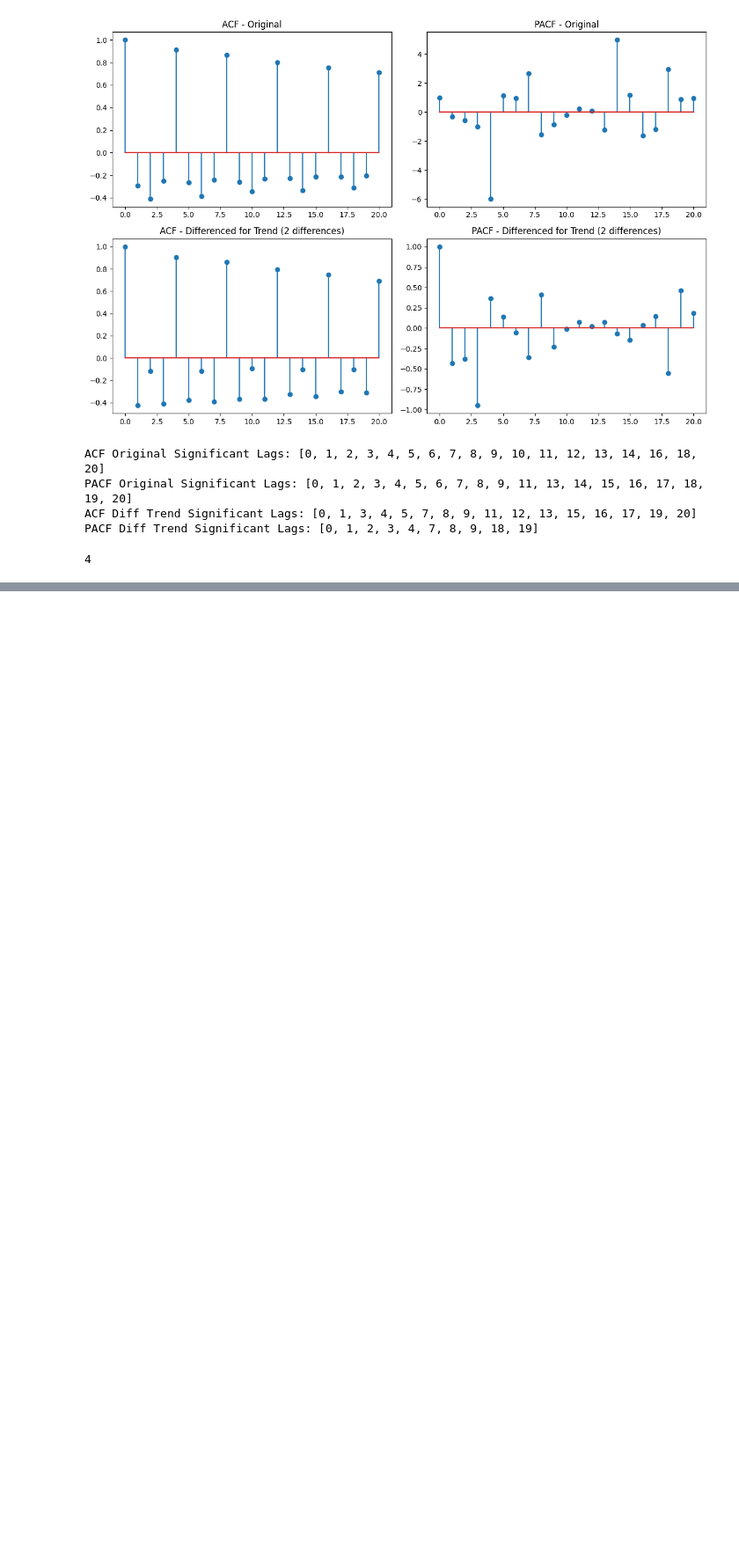
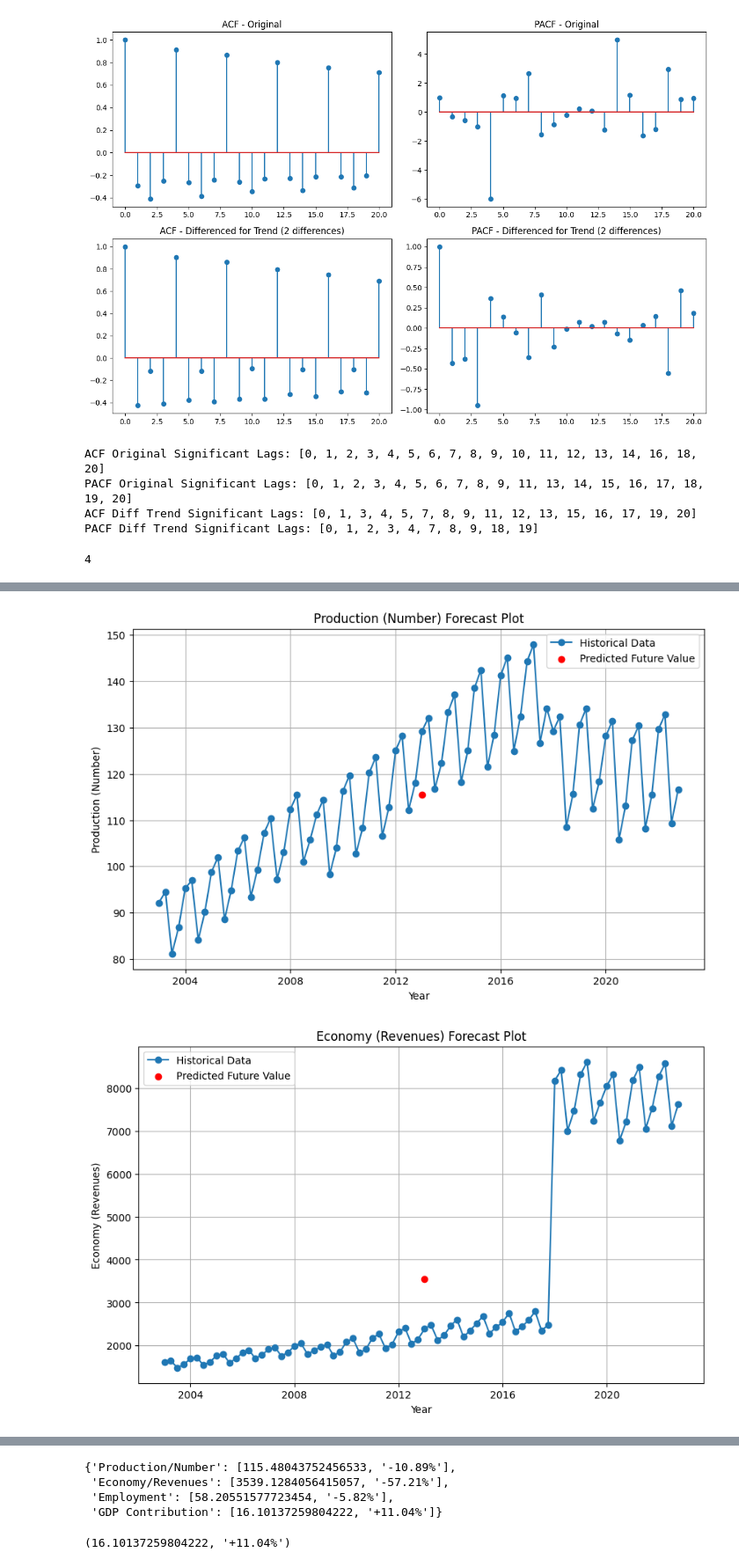
Before and after one commit to Aditya170802/EconVisor---Industry-Forecasting-Tool, a Jupyter notebook: testing.ipynb, the cells around one changed output, grey strips where cells are left out. Shown at 88% size. Drawn from its saved outputs; the diff is of its cells as text; code cells hidden in the pictures; blank space fills up the shorter version.

Commit message:
LRegn code comp, files for manuf, and plot imgs

```diff
--- a/testing.ipynb
+++ b/testing.ipynb
@@ -396,0 +484,8 @@ else:
+# %%
+input_str = "2003-Q1"
+output_str = convert_quarter_to_date(input_str)
+future_date = pd.to_datetime(output_str)
+future_date_numeric = np.array([future_date.timestamp()]).astype(int).reshape(-1, 1)
+predicted_value = model.predict(future_date_numeric)[0]
+
+print(f'Predicted value for {future_date}: {predicted_value}')
@@ -396,0 +494,24 @@ else:
+# %%
+from datetime import datetime
+import re
+def convert_quarter_to_date(quarter_str):
+    # Extract year and quarter from the input string
+    match = re.match(r'(\d+)-Q(\d+)', quarter_str)
+
+    if match:
+        year = int(match.group(1))
+        quarter = int(match.group(2))
+
+        # Calculate the month and day based on the quarter
+        month = (quarter - 1) * 3 + 1
+
+        # Create a datetime object
+        date_object = datetime(year, month, 1)
+
+        # Format the datetime object as a string
+        result_str = date_object.strftime('%Y-%m-%d')
+
+        return result_str
+
+    else:
+        raise ValueError("Invalid input format. Please use the format 'YYYY-QX'.")
@@ -396,0 +707,15 @@ else:
+# %%
+linear_reg_predictor = RegressionPredictor(file='Datasets/Agriculture/Agriculture_sector.csv')
+future_date_str = '2013-Q1'
+predictions = {'Production (Number)': [0, 0], 'Economy (Revenues)': [0, 0], 'Employment': [0, 0], 'GDP Contribution': [0, 0]}
+for i in range(1, 5):
+    predicted_value, perc = linear_reg_predictor.predict_future_value(future_date_str, i)
+    key = list(predictions.keys())[i-1]
+    predictions[key][0] = predicted_value
+    predictions[key][1] = perc
+    xl = f'{key} Forecast Plot'
+    yl = f'{key}'
+    linear_reg_predictor.create_and_save_plot(target_index=i-1, xl=xl, yl=yl, save_path=f'Static/ReportPlots/{key}.png', future_date_str=future_date_str, predicted_value=predicted_value)
+# %% [output]
+[figure, added]
+[figure, added]
@@ -396,0 +724,11 @@ else:
+# %%
+predictions
+# %% [output]
+{'Production/Number': [115.48043752456533, '-10.89%'],
+ 'Economy/Revenues': [3539.1284056415057, '-57.21%'],
+ 'Employment': [58.20551577723454, '-5.82%'],
+ 'GDP Contribution': [16.10137259804222, '+11.04%']}
+# %%
+predicted_value, perc
+# %% [output]
+(16.10137259804222, '+11.04%')
```
Also changed, not shown: parts of 21 cells of this notebook, 17 other files.
